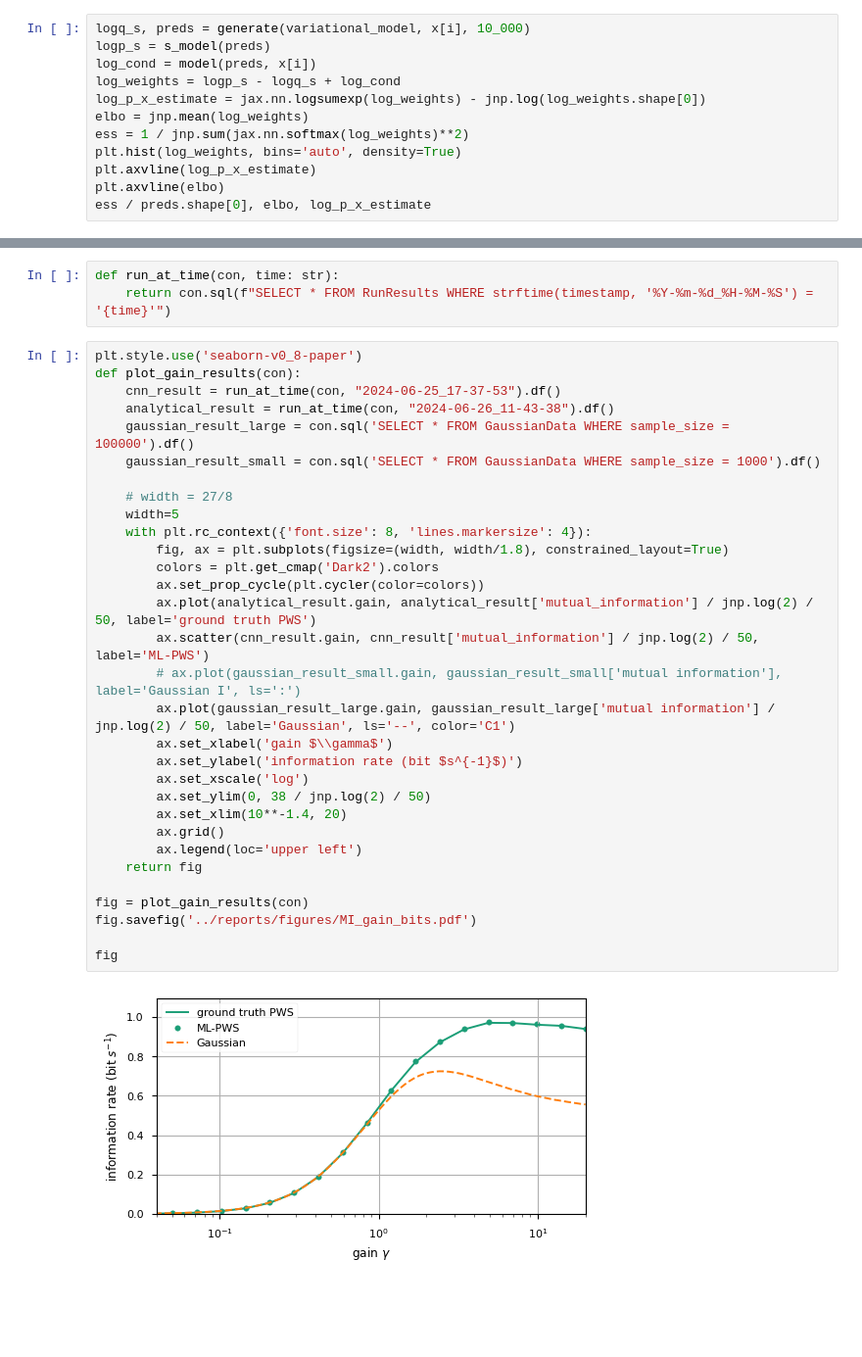
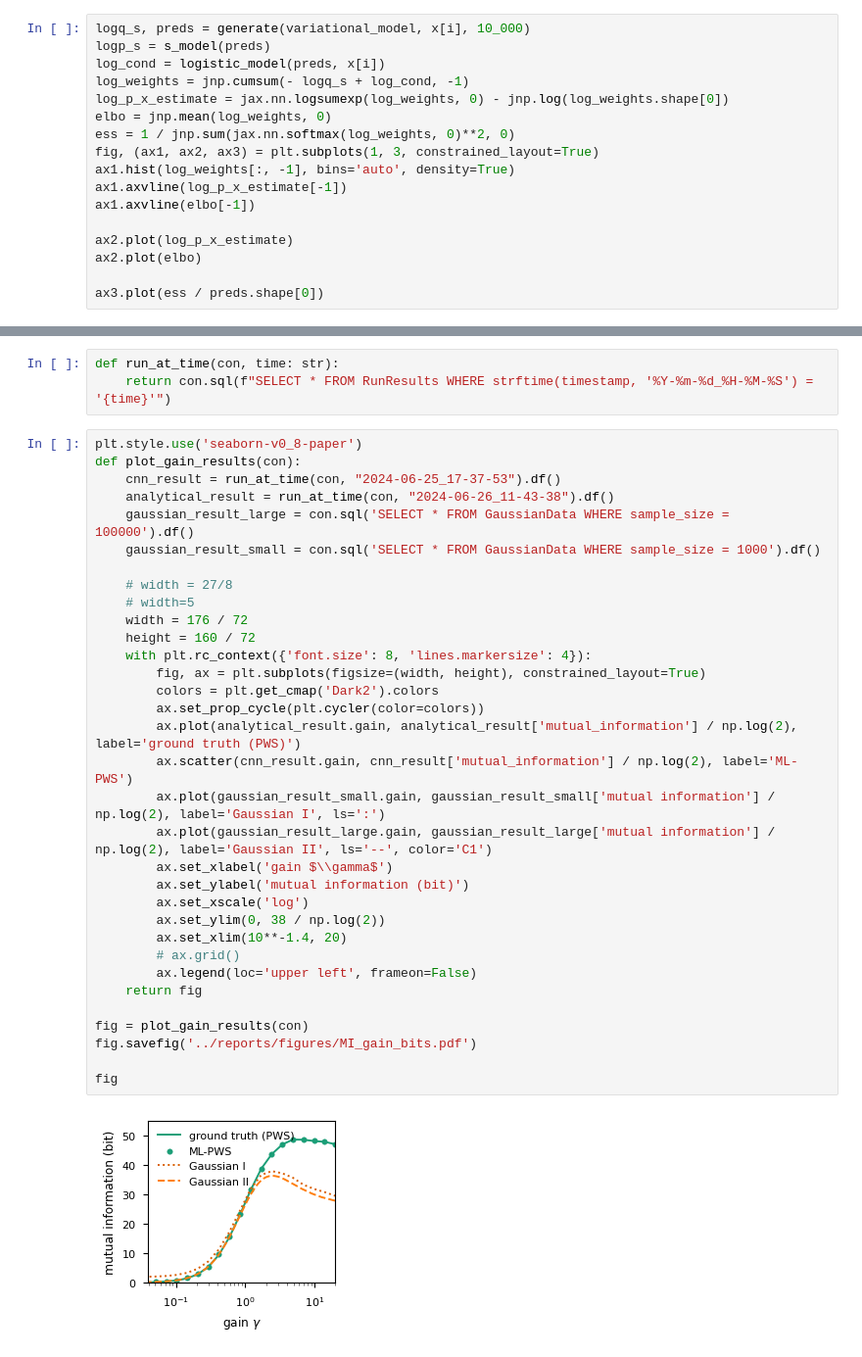
Before and after one commit to manuel-rhdt/ml-pws, a Jupyter notebook: notebooks/03_nonlinear.ipynb, the cells around one changed output, grey strips where cells are left out. Shown: that part at 98% size. Cells and saved outputs as stored; diff of their text form; blank space fills up the shorter version.

```diff
--- a/notebooks/03_nonlinear.ipynb
+++ b/notebooks/03_nonlinear.ipynb
@@ -508,13 +340,18 @@ Now we want to compute the importance weights $P(s)P(x|s)/q(s|x)$ for trajectori
 # %%
 logq_s, preds = generate(variational_model, x[i], 10_000)
 logp_s = s_model(preds)
-log_cond = model(preds, x[i])
-log_weights = logp_s - logq_s + log_cond
-log_p_x_estimate = jax.nn.logsumexp(log_weights) - jnp.log(log_weights.shape[0])
-elbo = jnp.mean(log_weights)
-ess = 1 / jnp.sum(jax.nn.softmax(log_weights)**2)
-plt.hist(log_weights, bins='auto', density=True)
-plt.axvline(log_p_x_estimate)
-plt.axvline(elbo)
-ess / preds.shape[0], elbo, log_p_x_estimate
+log_cond = logistic_model(preds, x[i])
+log_weights = jnp.cumsum(- logq_s + log_cond, -1)
+log_p_x_estimate = jax.nn.logsumexp(log_weights, 0) - jnp.log(log_weights.shape[0])
+elbo = jnp.mean(log_weights, 0)
+ess = 1 / jnp.sum(jax.nn.softmax(log_weights, 0)**2, 0)
+fig, (ax1, ax2, ax3) = plt.subplots(1, 3, constrained_layout=True)
+ax1.hist(log_weights[:, -1], bins='auto', density=True)
+ax1.axvline(log_p_x_estimate[-1])
+ax1.axvline(elbo[-1])
+
+ax2.plot(log_p_x_estimate)
+ax2.plot(elbo)
+
+ax3.plot(ess / preds.shape[0])
 # %% [output]
@@ -1476,33 +1388,35 @@ def run_at_time(con, time: str):
 # %%
 plt.style.use('seaborn-v0_8-paper')
 def plot_gain_results(con):
     cnn_result = run_at_time(con, "2024-06-25_17-37-53").df()
     analytical_result = run_at_time(con, "2024-06-26_11-43-38").df()
     gaussian_result_large = con.sql('SELECT * FROM GaussianData WHERE sample_size = 100000').df()
     gaussian_result_small = con.sql('SELECT * FROM GaussianData WHERE sample_size = 1000').df()
 
     # width = 27/8
-    width=5
+    # width=5
+    width = 176 / 72
+    height = 160 / 72
     with plt.rc_context({'font.size': 8, 'lines.markersize': 4}):
-        fig, ax = plt.subplots(figsize=(width, width/1.8), constrained_layout=True)
+        fig, ax = plt.subplots(figsize=(width, height), constrained_layout=True)
         colors = plt.get_cmap('Dark2').colors
         ax.set_prop_cycle(plt.cycler(color=colors))
-        ax.plot(analytical_result.gain, analytical_result['mutual_information'] / jnp.log(2) / 50, label='ground truth PWS')
-        ax.scatter(cnn_result.gain, cnn_result['mutual_information'] / jnp.log(2) / 50, label='ML-PWS')
-        # ax.plot(gaussian_result_small.gain, gaussian_result_small['mutual information'], label='Gaussian I', ls=':')
-        ax.plot(gaussian_result_large.gain, gaussian_result_large['mutual information'] / jnp.log(2) / 50, label='Gaussian', ls='--', color='C1')
+        ax.plot(analytical_result.gain, analytical_result['mutual_information'] / np.log(2), label='ground truth (PWS)')
+        ax.scatter(cnn_result.gain, cnn_result['mutual_information'] / np.log(2), label='ML-PWS')
+        ax.plot(gaussian_result_small.gain, gaussian_result_small['mutual information'] / np.log(2), label='Gaussian I', ls=':')
+        ax.plot(gaussian_result_large.gain, gaussian_result_large['mutual information'] / np.log(2), label='Gaussian II', ls='--', color='C1')
         ax.set_xlabel('gain $\\gamma$')
-        ax.set_ylabel('information rate (bit $s^{-1}$)')
+        ax.set_ylabel('mutual information (bit)')
         ax.set_xscale('log')
-        ax.set_ylim(0, 38 / jnp.log(2) / 50)
+        ax.set_ylim(0, 38 / np.log(2))
         ax.set_xlim(10**-1.4, 20)
-        ax.grid()
-        ax.legend(loc='upper left')
+        # ax.grid()
+        ax.legend(loc='upper left', frameon=False)
     return fig
 
 fig = plot_gain_results(con)
 fig.savefig('../reports/figures/MI_gain_bits.pdf')
 
 fig
 # %% [output]
-[figure, old version]
+[figure, new version]
```
Also changed, not shown: parts of 79 cells of this notebook, 44 other files.
